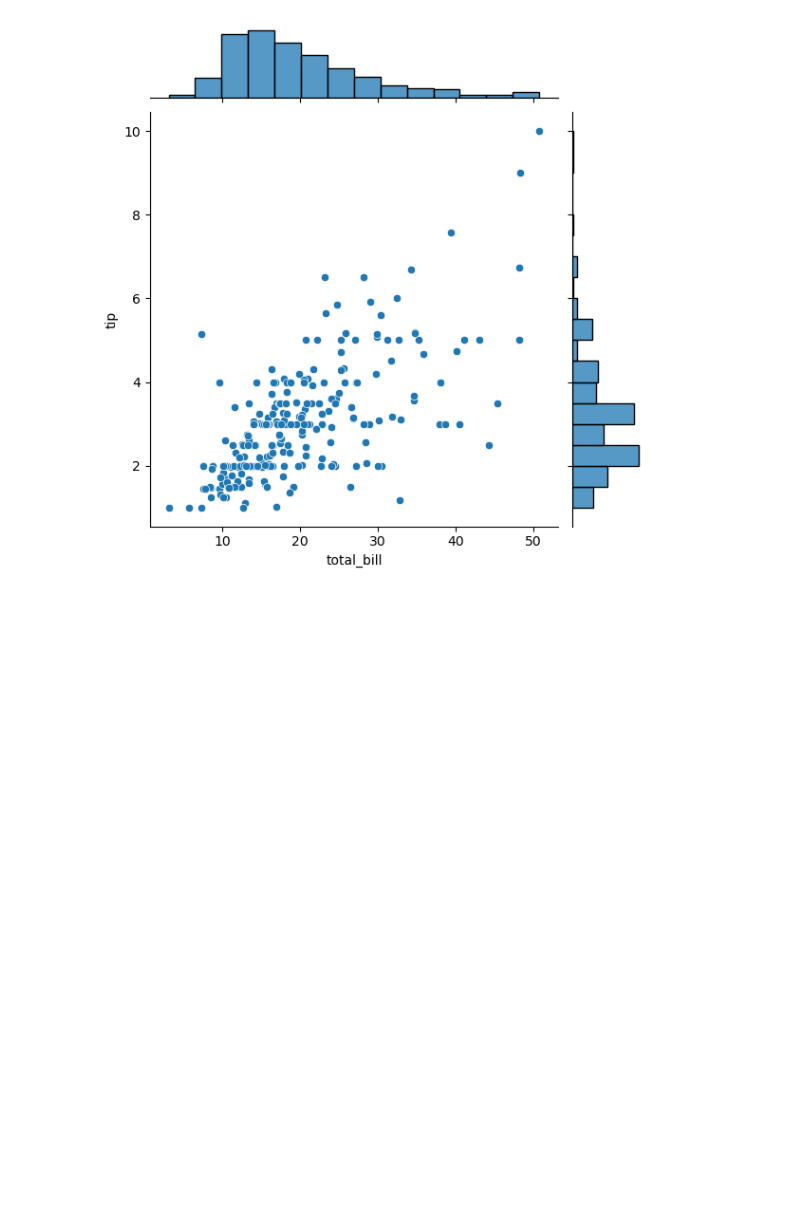
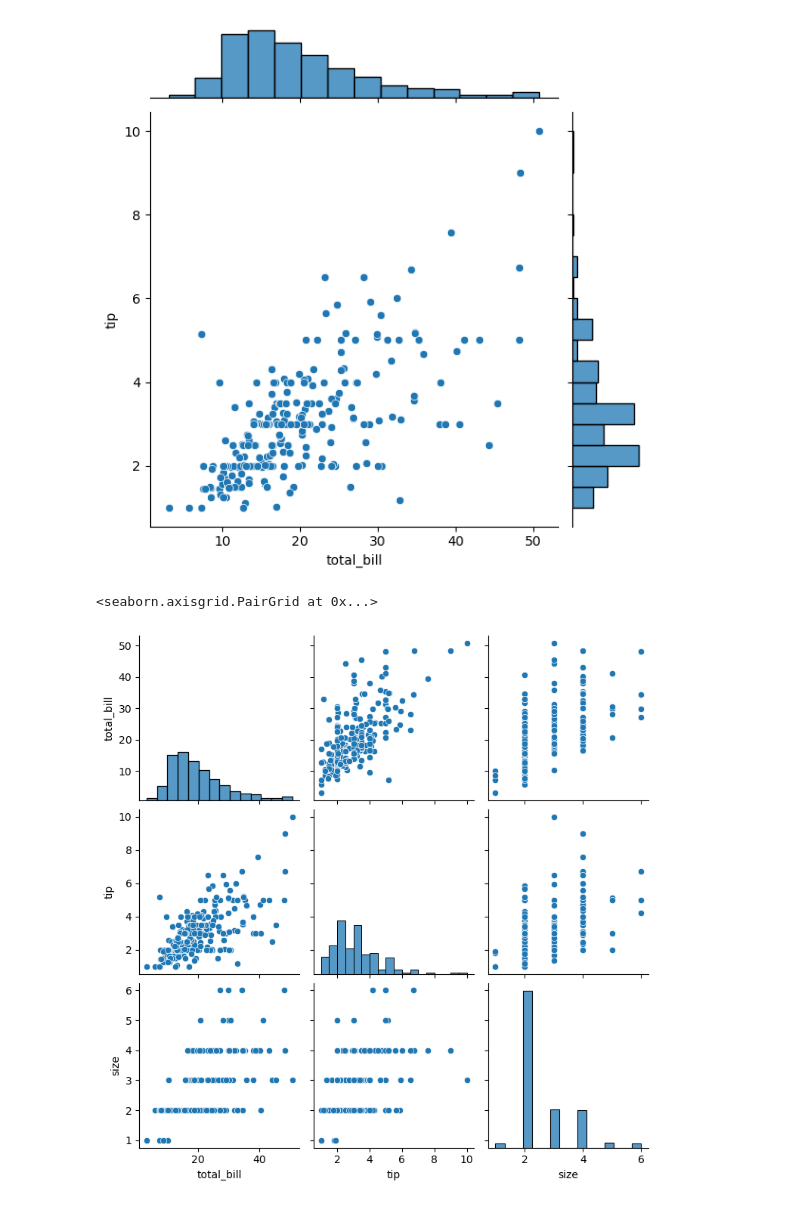
Before and after one commit to mdnaim2004/NOTE_ARCHIVE, a Jupyter notebook: seabron/seaborn.ipynb, the cells around one changed output. Cells and saved outputs as stored; diff of their text form; code cells hidden in the pictures; blank space fills up the shorter version.

```diff
--- a/seabron/seaborn.ipynb
+++ b/seabron/seaborn.ipynb
@@ -142,3 +142,11 @@ sns.jointplot(
 # %% [output]
 <seaborn.axisgrid.JointGrid at 0x...>
 [figure]
+# %%
+sns.pairplot(
+    data = data,
+
+)
+# %% [output]
+<seaborn.axisgrid.PairGrid at 0x...>
+[figure, added]
```
